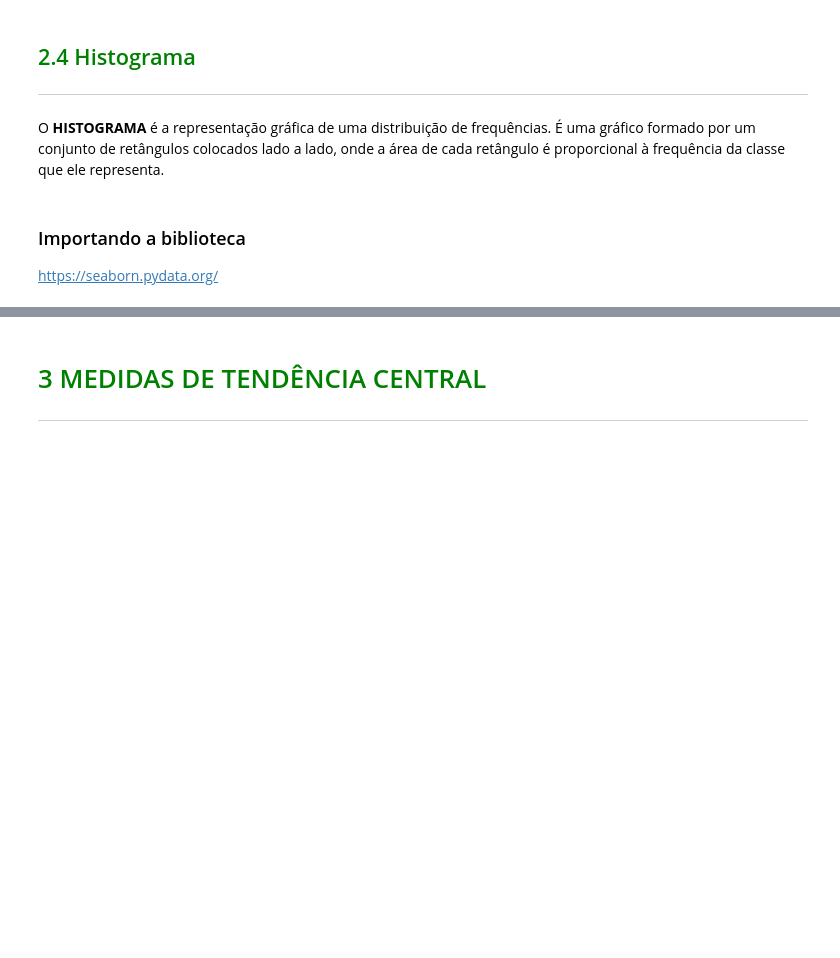
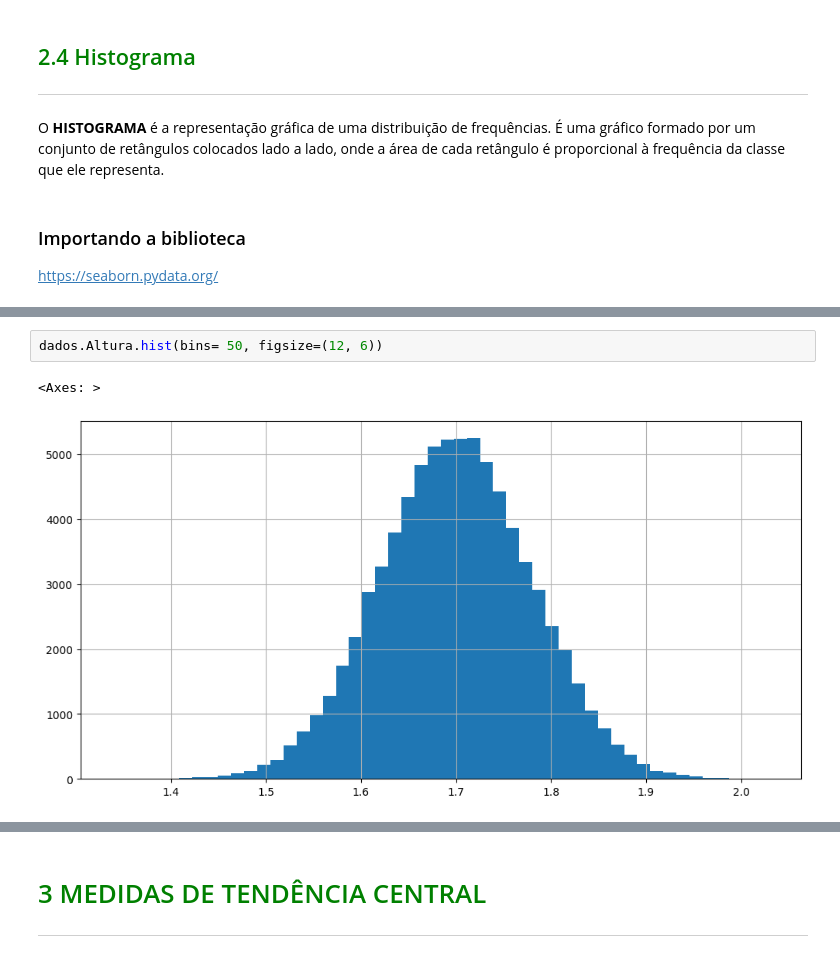
Before and after one commit to vladprado/alura, a Jupyter notebook: estatistica/Curso_de_Estatística_Parte_1.ipynb, the cells around one changed output, grey strips where cells are left out. Cells and saved outputs as stored; diff of their text form; blank space fills up the shorter version.

```diff
--- a/estatistica/Curso_de_Estatística_Parte_1.ipynb
+++ b/estatistica/Curso_de_Estatística_Parte_1.ipynb
@@ -436,0 +580,5 @@ https://seaborn.pydata.org/
+# %%
+dados.Altura.hist(bins= 50, figsize=(12, 6))
+# %% [output]
+<Axes: >
+[figure, added]
```
Also changed, not shown: parts of 15 cells of this notebook.
